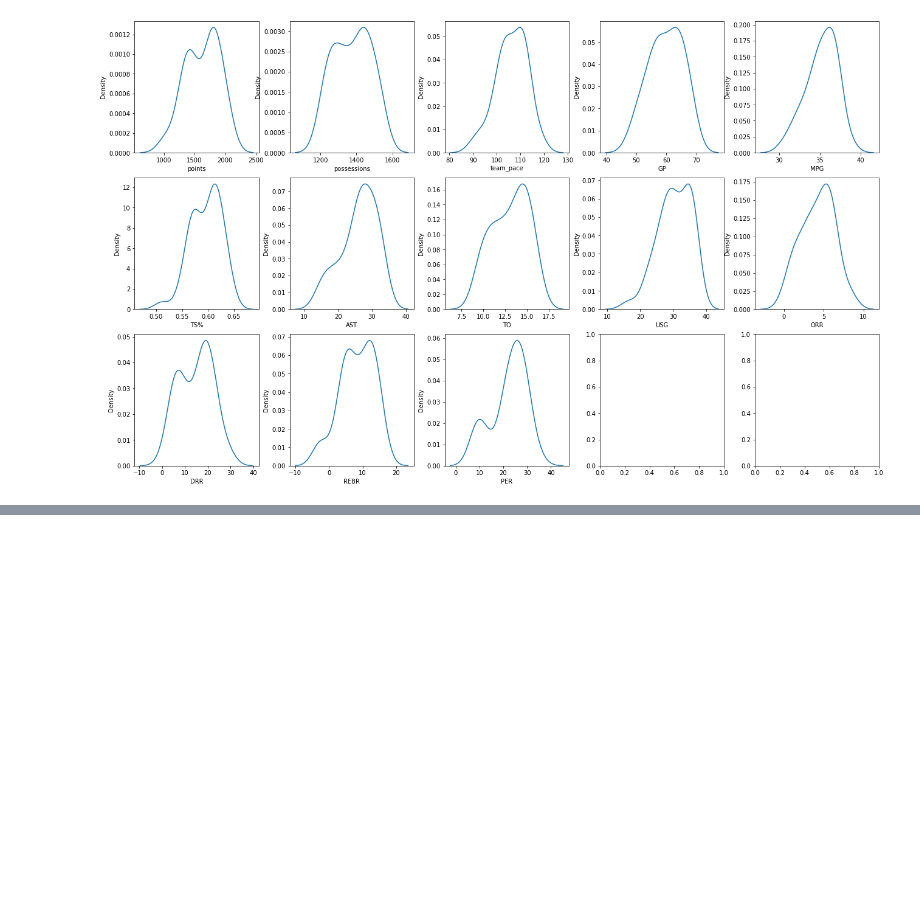
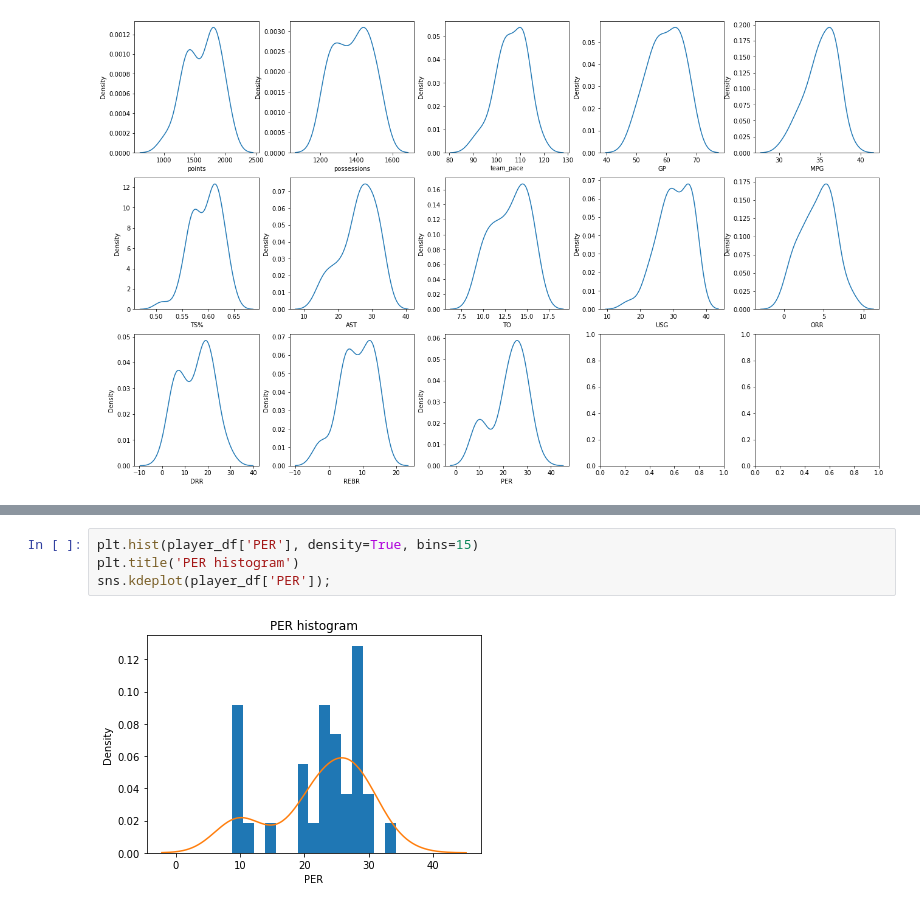
Before and after one commit to yveso/space-jam-anl, a Jupyter notebook: space-jam-anl.ipynb, the cells around one changed output, grey strips where cells are left out. Saved outputs shown, nothing was run; the diff lists cells and outputs as text; blank space fills up the shorter version.

```diff
--- a/space-jam-anl.ipynb
+++ b/space-jam-anl.ipynb
@@ -271,0 +326,6 @@ for i in range(len(cols)):
+# %%
+plt.hist(player_df['PER'], density=True, bins=15)
+plt.title('PER histogram')
+sns.kdeplot(player_df['PER']);
+# %% [output]
+[figure, added]
```
Also changed, not shown: parts of 7 cells of this notebook.
